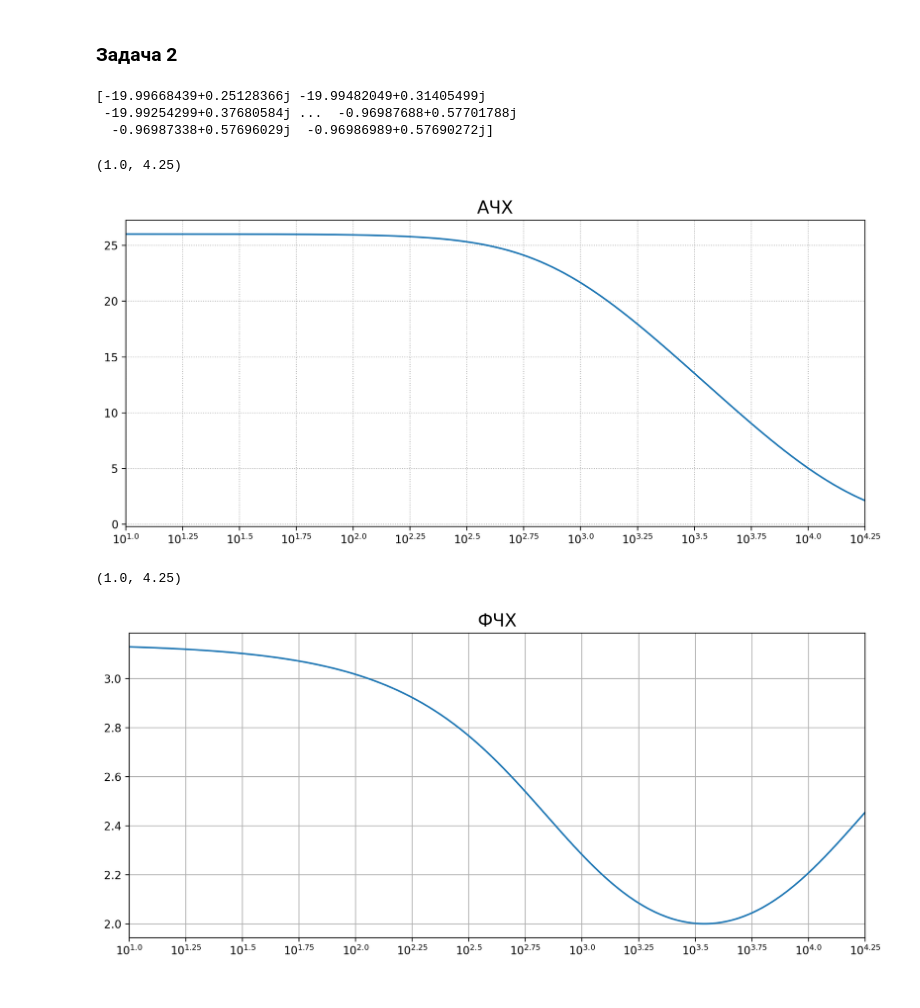
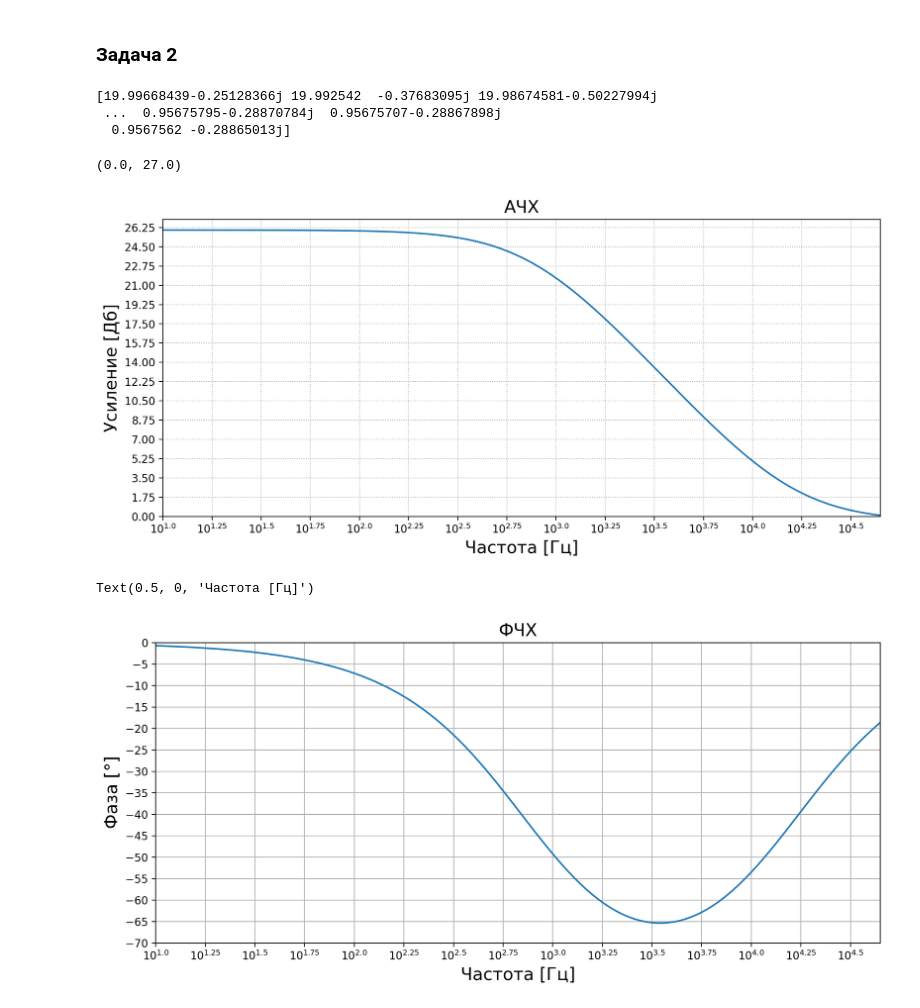
Before and after one commit to ShmakovVladimir/Labs, a Jupyter notebook: Схемотехника/Операционный усилитель/main.ipynb, the cells around one changed output. Drawn from its saved outputs; the diff is of its cells as text; code cells hidden in the pictures.

```diff
--- a/Схемотехника/Операционный усилитель/main.ipynb
+++ b/Схемотехника/Операционный усилитель/main.ipynb
@@ -103,40 +103,48 @@ plt.grid(ls = ":")
 # %% [markdown]
 ### Задача 2
 # %%
-f = np.linspace(10, 25 * 1e3, 10000)
+f = np.linspace(10, 50 * 1e3, 10000)
 C = 1e-6
 
 num = 200 + (20 / (2 * np.pi * f * C * 1j))
 den = 210 + (1 / (2 * np.pi * f * C * 1j))
-k = -num / den
+k = num / den
 print(k)
 k_db = 20 * np.log10(np.abs(k))
 plt.figure(figsize=(12, 5), dpi = 200)
 plt.plot(np.log10(f), k_db)
 plt.title("АЧХ", fontsize = 16)
-x_tiks = np.arange(1, 4.5, 0.25)
+x_tiks = np.arange(1, 4.75, 0.25)
 plt.xticks(x_tiks)
 ax = plt.gca()
 ax.set_xticklabels([r"$10^{" + str(round(a, 2)) + "}$" for a in x_tiks])
 plt.grid(ls = ':')
-plt.xlim(1, 4.25)
+plt.xlim(1, 4.65)
+plt.xlabel("Частота [Гц]", fontsize = 16)
+plt.ylabel("Усиление [Дб]", fontsize = 16)
+plt.yticks(np.arange(0, 30, 1.75))
+plt.ylim(0, 27)
 # %% [output]
-[-19.99668439+0.25128366j -19.99482049+0.31405499j
- -19.99254299+0.37680584j ...  -0.96987688+0.57701788j
-  -0.96987338+0.57696029j  -0.96986989+0.57690272j]
+[19.99668439-0.25128366j 19.992542  -0.37683095j 19.98674581-0.50227994j
+ ...  0.95675795-0.28870784j  0.95675707-0.28867898j
+  0.9567562 -0.28865013j]
-(1.0, 4.25)
+(0.0, 27.0)
-[figure, old version]
+[figure, new version]
 # %%
 plt.figure(figsize=(12, 5), dpi = 200)
-plt.plot(np.log10(f), np.angle(k))
-x_tiks = np.arange(1, 4.5, 0.25)
+plt.plot(np.log10(f), np.angle(k) * 180 / np.pi)
+x_tiks = np.arange(1, 10, 0.25)
 plt.xticks(x_tiks)
 ax = plt.gca()
 plt.grid()
 
 ax.set_xticklabels([r"$10^{" + str(round(a, 2)) + "}$" for a in x_tiks])
 plt.title("ФЧХ", fontsize = 16)
-plt.xlim(1, 4.25)
+plt.xlim(1, 4.65)
+plt.yticks(np.arange(-70, 10, 5))
+plt.ylim(-70, 0)
+plt.ylabel("Фаза [$\degree$]", fontsize = 16)
+plt.xlabel("Частота [Гц]", fontsize = 16)
 # %% [output]
-(1.0, 4.25)
+Text(0.5, 0, 'Частота [Гц]')
-[figure, old version]
+[figure, new version]
```
